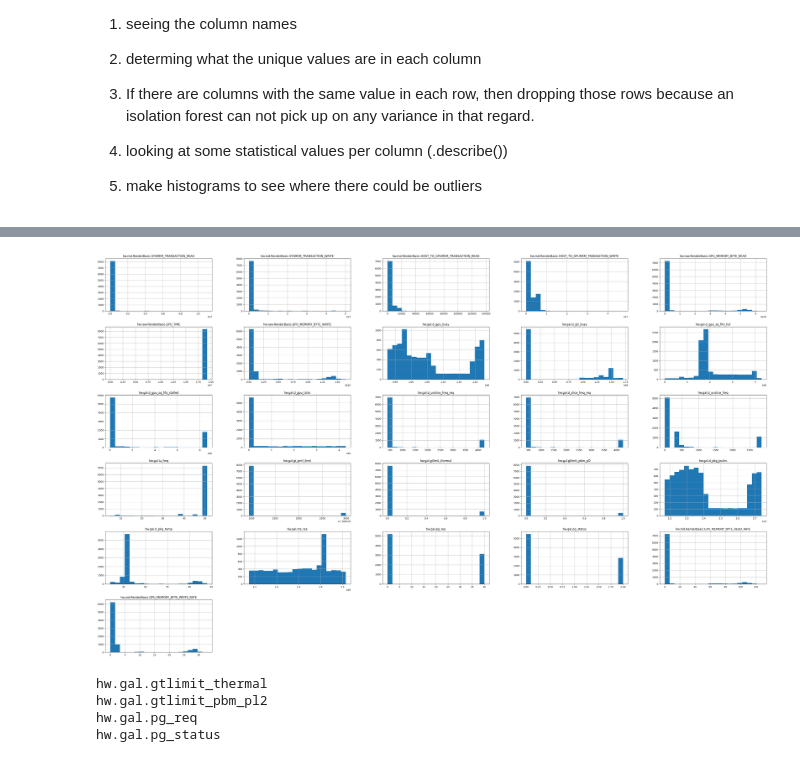
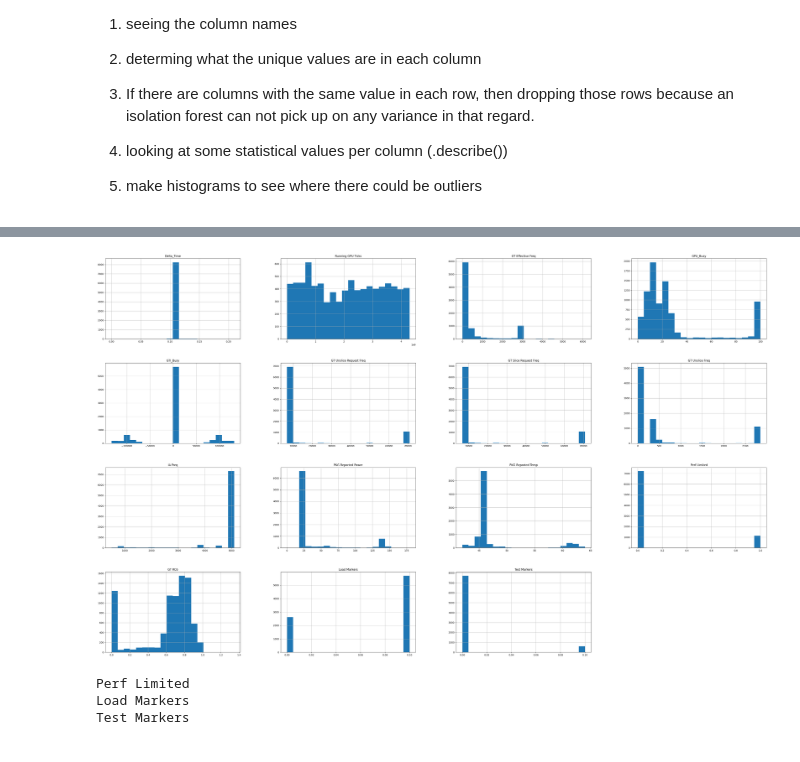
Before and after one commit to hitha-vargantiFM/ML_model, a Jupyter notebook: model1.ipynb, the cells around one changed output, grey strips where cells are left out. Cells and saved outputs as stored; diff of their text form; code cells hidden in the pictures.

Commit message:
testing new data

```diff
--- a/model1.ipynb
+++ b/model1.ipynb
@@ -62,8 +59,10 @@ Index(['timestamp', 'hw.md.RenderBasic.SYSMEM_TRANSACTION_READ',
       dtype='object')
 # %%
-def check_unique_one(df):
-    for column in df.columns:
-        unique_values = df[column].unique()
+def check_unique_one(data_frame):
+    return_column = []
+    for column in data_frame.columns:
+        unique_values = data_frame[column].unique()
         if len(unique_values) == 1:
-            print(f"{column}")
-check_unique_one(df)
+            return_column.append(column)
+    return return_column
+columns_unique = check_unique_one(df)
@@ -87,4 +69,4 @@ hw.gal.ia_pstate_limit
 # %%
-df_cleaned = df.drop(columns = {'hw.gpu.symbols.GpuTimestampFrequency', 'hw.gal.d_crystal_clock', 'hw.gal.d_slice_freq', 'hw.gal.ring_freq', 'hw.gal.qclk_ratio', 'hw.gal.qclk_base', 'hw.gal.gtlimit_prochot','hw.gal.gtlimit_ratl','hw.gal.gtlimit_vr_thermalert','hw.gal.gtlimit_vr_tdc','hw.gal.gtlimit_other','hw.gal.gtlimit_max_vid','hw.gal.gtlimit_pbm_pl1','hw.gal.gtlimit_ineff_op','hw.gal.gtlimit_psys_crit','hw.gal.ia_pstate_limit'})
-df_cleaned.head()
+df_cleaned = df.drop(columns = columns_unique )
+df_cleaned
 # %% [output]
@@ -111,19 +98,21 @@ df_cleaned.describe()
 # %%
-sample_z_score = df_cleaned.drop(columns='timestamp')
+sample_z_score = df_cleaned.drop(columns='Time')
 sample_z_score.hist(bins = 20, figsize =(50, 30))
 plt.show()
 # %% [output]
-[figure, old version]
+[figure, new version]
 # %%
 #if they have two unique values, I'll drop because they are basically identifiers
 def check_unique_two(df):
+    return_column = []
     for column in df.columns:
         unique_values = df[column].unique()
         if len(unique_values) == 2:
             print(f"{column}")
-check_unique_two(df)
+            return_column.append(column)
+    return return_column
+unique_two_columns = check_unique_two(df)
 # %% [output]
-hw.gal.gtlimit_thermal
-hw.gal.gtlimit_pbm_pl2
-hw.gal.pg_req
-hw.gal.pg_status
+Perf Limited
+Load Markers
+Test Markers
```
Also changed, not shown: parts of 14 cells of this notebook.
